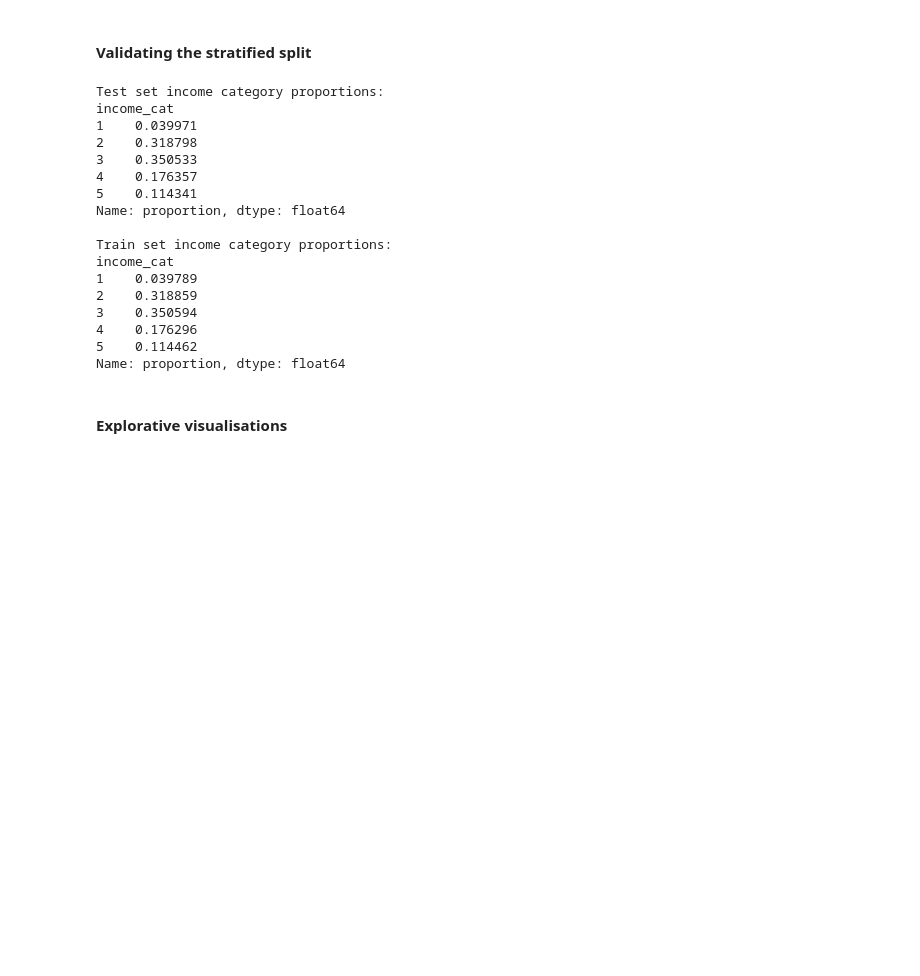
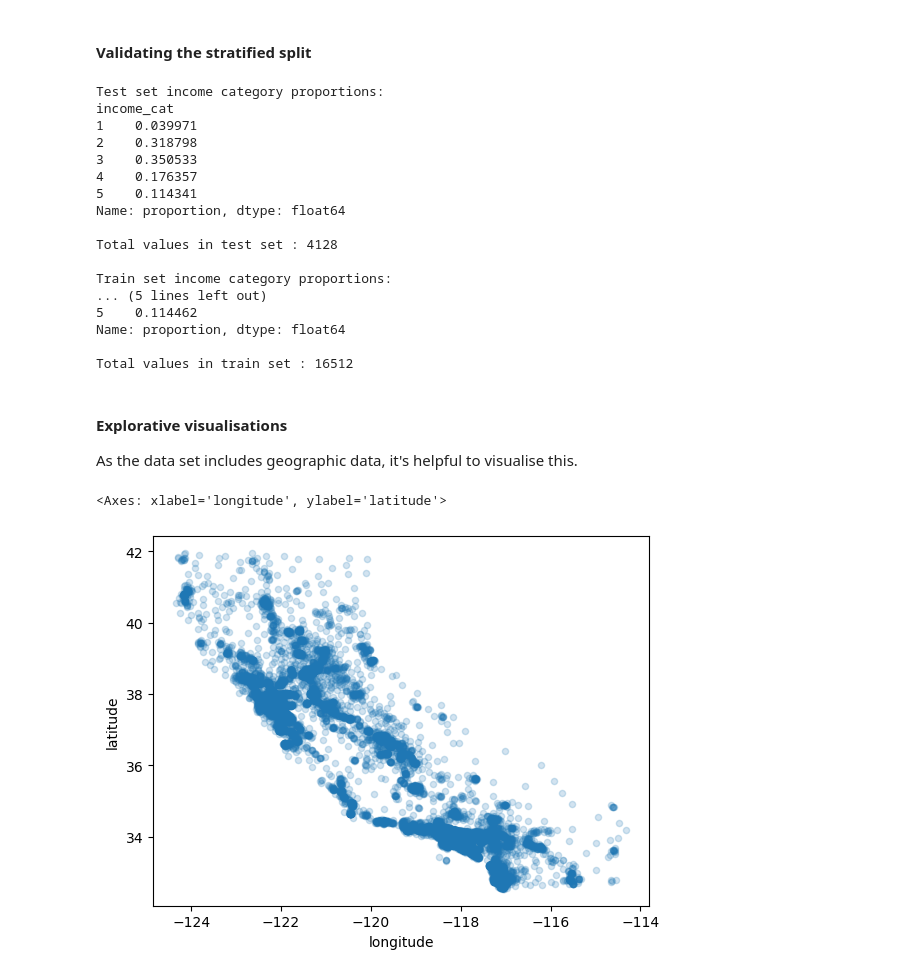
Before and after one commit to PatThompson1306/homl_california_housing, a Jupyter notebook: california_housing.ipynb, the cells around one changed output. Drawn from its saved outputs; the diff is of its cells as text; code cells hidden in the pictures; blank space fills up the shorter version.

```diff
--- a/california_housing.ipynb
+++ b/california_housing.ipynb
@@ -122,8 +123,10 @@ strat_train_set, strat_test_set = train_test_split(housing, test_size=0.2, rando
 # %%
 print("Test set income category proportions:")
 print(strat_test_set["income_cat"].value_counts(normalize=True).sort_index()) # display the proportions of income categories in the test set
+print(f"\nTotal values in test set : {len(strat_test_set)}")
 print("\nTrain set income category proportions:")
 print(strat_train_set["income_cat"].value_counts(normalize=True).sort_index()) # display the proportions of income categories in the training set
+print(f"\nTotal values in train set : {len(strat_train_set)}")
 # %% [output]
 Test set income category proportions:
 income_cat
@@ -134,16 +137,23 @@ income_cat
 5    0.114341
 Name: proportion, dtype: float64
 
+Total values in test set : 4128
+
 Train set income category proportions:
-income_cat
-1    0.039789
-2    0.318859
-3    0.350594
-4    0.176296
+... (5 lines left out)
 5    0.114462
 Name: proportion, dtype: float64
+
+Total values in train set : 16512
 # %%
 for set_ in (strat_train_set, strat_test_set): # remove the income_cat attribute so the data is back to its original state (we retain the test / train split)
     set_.drop("income_cat", axis=1, inplace=True)
 # %% [markdown]
 <h4><strong>Explorative visualisations</strong></h4>
+
+As the data set includes geographic data, it's helpful to visualise this.
+# %%
+housing.plot(kind="scatter", x="longitude", y="latitude", alpha=0.2) # create a scatter plot of the housing data based on geographical coordinates with low opacity for better visibility
+# %% [output]
+<Axes: xlabel='longitude', ylabel='latitude'>
+[figure, added]
```
Also changed, not shown: parts of 6 cells of this notebook.
